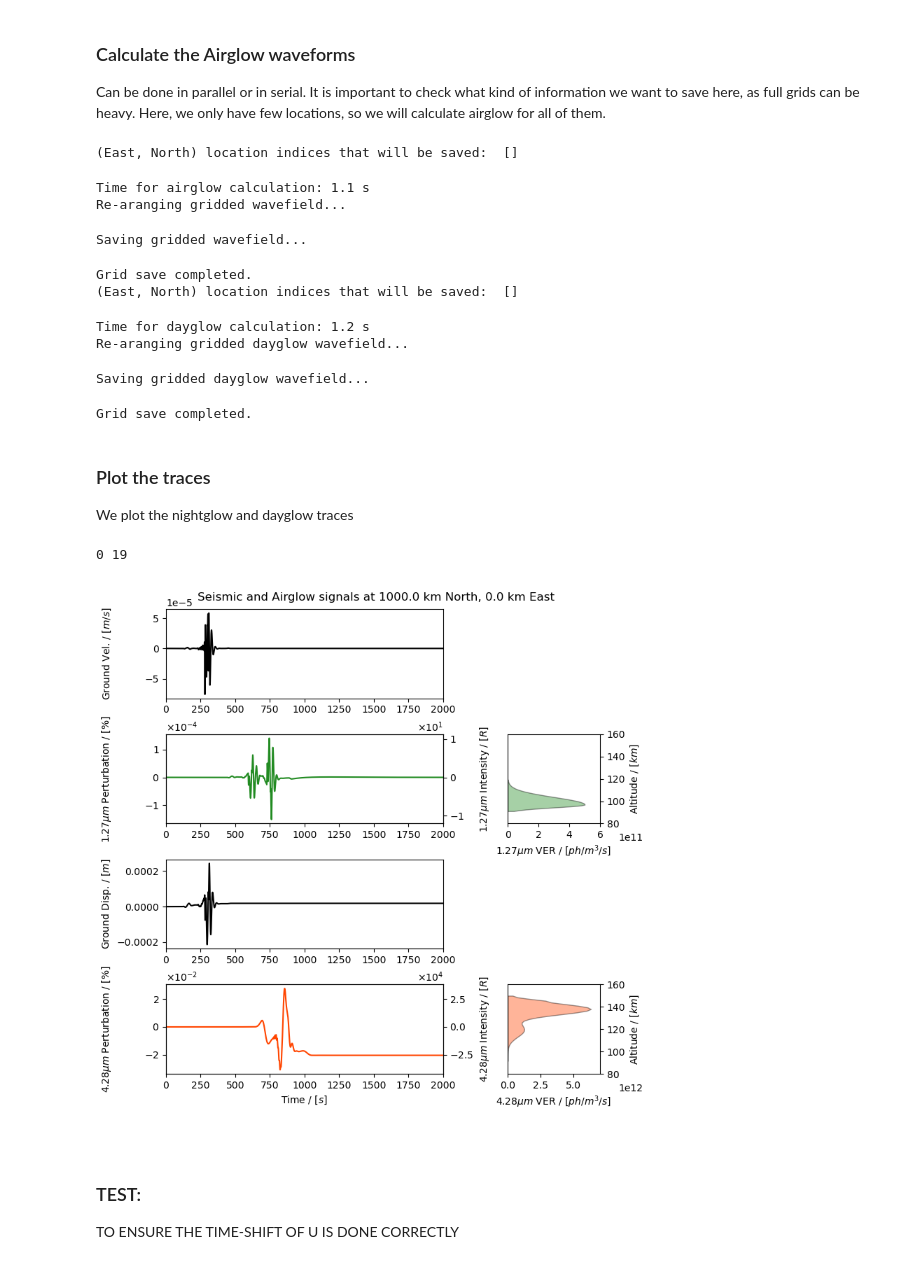
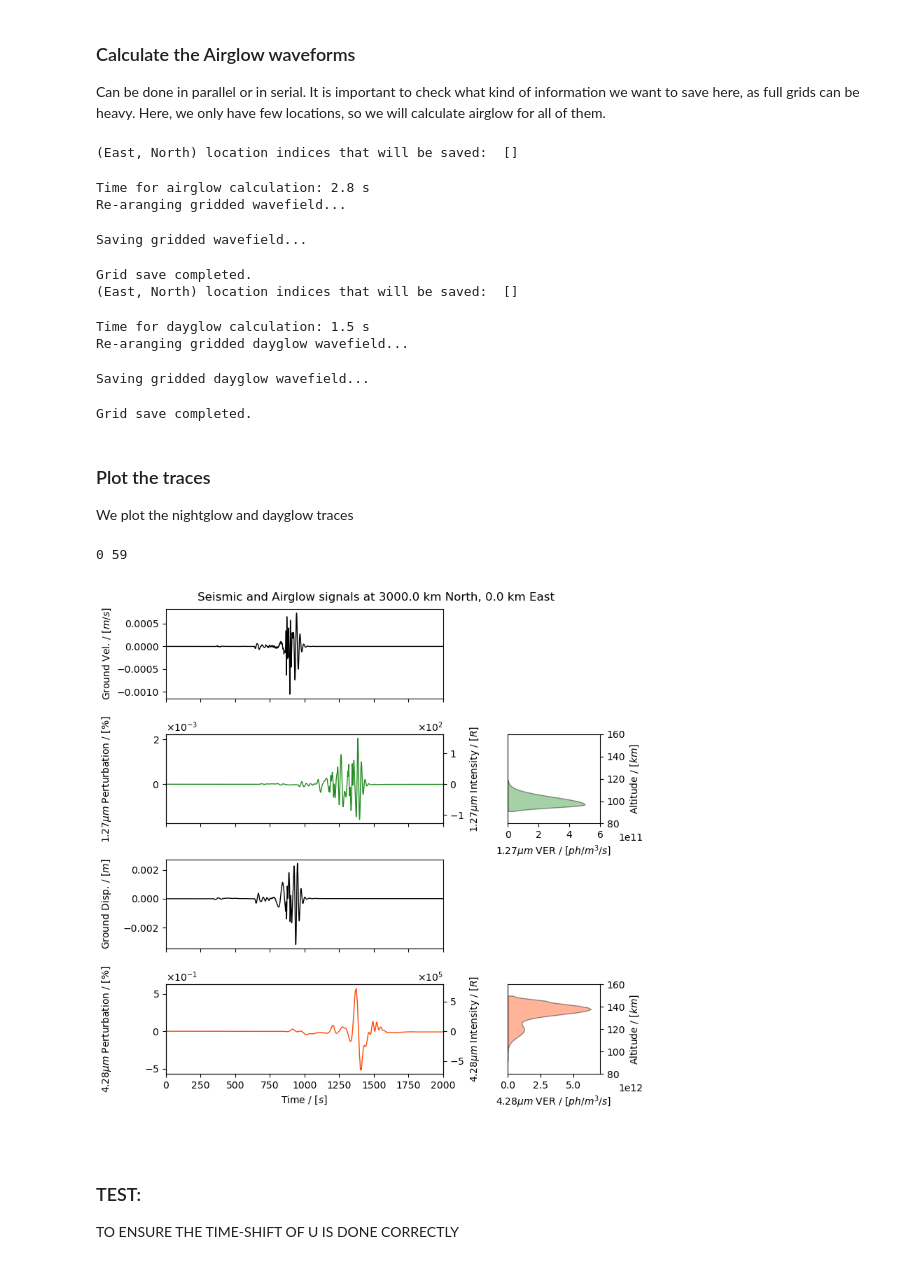
Before and after one commit to QuentinBrissaud/airglow_model, a Jupyter notebook: Test_new_scalers.ipynb, the cells around one changed output. Cells and saved outputs as stored; diff of their text form; code cells hidden in the pictures.

```diff
--- a/Test_new_scalers.ipynb
+++ b/Test_new_scalers.ipynb
@@ -67,7 +72,7 @@ east_shifts   = np.array([0. for i in range(north_shifts.size)])
 ### Option for Pyrocko
 opt_synthetics = dict(
     ### Options for source
-    mw = 6.5,              ### if none: We only get the Green's function
+    mw = 7.5,              ### if none: We only get the Green's function
     depth = 10e3,          ### Only one depth
     strike = 0.,           ### Default mechanism
     dip =  45.,
@@ -151,12 +156,12 @@ AIRGLOW.calculate_4_28_airglow(list_ieast, list_inorth, loc_save_idx=[],
                         time_save = AIRGLOW.t_new) ### Save all timesteps
 # %% [output]
 (East, North) location indices that will be saved:  []
-Time for airglow calculation: 1.1 s
+Time for airglow calculation: 2.8 s
 Re-aranging gridded wavefield...
 Saving gridded wavefield...
 Grid save completed.
 (East, North) location indices that will be saved:  []
-Time for dayglow calculation: 1.2 s
+Time for dayglow calculation: 1.5 s
 Re-aranging gridded dayglow wavefield...
 Saving gridded dayglow wavefield...
 Grid save completed.
@@ -187,7 +192,7 @@ I_background_dayglow   = AIRGLOW.I_background_dayglow
 
 
 ### Select a location:
-ns, es       = 1000e3, 0e3
+ns, es       = 3000e3, 0e3
 idx = np.argmin(np.sqrt((AIRGLOW.NN-ns)**2+(AIRGLOW.EE-es)**2))
 i_east, i_north = 0, idx
 print(i_east, i_north)
@@ -202,60 +207,63 @@ axes = [fig.add_subplot(gs[i, 0]) for i in range(4)]
 axv1 = fig.add_subplot(gs[1, 1])
 axv2 = fig.add_subplot(gs[3, 1])
 
-axes[0].plot(time, AIRGLOW.VEL[i_east, i_north,:], c="k")
+axes[0].plot(time, AIRGLOW.VEL[i_east, i_north,:], c="k", lw=1)
 axes[0].set_ylabel(r"Ground Vel. / [$m/s$]")
 ###
-axes[1].plot(time, I_nightglow[i_east, i_north, :]/I_background_nightglow*100, ls=" ")#ls="-", c="b")
+axes[1].plot(time, I_nightglow[i_east, i_north, :]/I_background_nightglow*100, ls=" ", lw=1)#ls="-", c="b")
 axes[1].set_ylabel(r"1.27$\mu m$ Perturbation / [%]")
 axes[1].ticklabel_format(axis='y', style='sci', scilimits=(0,0), useMathText=True)
 ax1b = axes[1].twinx()   ### Plot as purcentage of background intensity
-ax1b.plot(time, I_nightglow[i_east, i_north, :], c=c_nightglow)
+ax1b.plot(time, I_nightglow[i_east, i_north, :], c=c_nightglow, lw=1)
 ax1b.set_ylabel(r"1.27$\mu m$ Intensity / [$R$]")
 ax1b.ticklabel_format(style='sci', axis='y', scilimits=(0,0), useMathText=True)
 
 ###
-axes[2].plot(time, AIRGLOW.DIS[i_east, i_north,:], c="k")
+axes[2].plot(time, AIRGLOW.DIS[i_east, i_north,:], c="k", lw=1)
 axes[2].set_ylabel(r"Ground Disp. / [$m$]")
 ###
-axes[3].plot(time, I_dayglow[i_east, i_north, :]/I_background_dayglow*100, ls=" ")#ls="-", c="b")
+axes[3].plot(time, I_dayglow[i_east, i_north, :]/I_background_dayglow*100, ls=" ", lw=1)#ls="-", c="b")
 axes[3].set_ylabel(r"4.28$\mu m$ Perturbation / [%]")
 axes[3].ticklabel_format(axis='y', style='sci', scilimits=(0,0), useMathText=True)
 ax3b = axes[3].twinx()   ### Plot as purcentage of background intensity
-ax3b.plot(time, I_dayglow[i_east, i_north, :], c=c_dayglow)
+ax3b.plot(time, I_dayglow[i_east, i_north, :], c=c_dayglow, lw=1)
 ax3b.set_ylabel(r"4.28$\mu m$ Intensity / [$R$]")
 ax3b.ticklabel_format(style='sci', axis='y', scilimits=(0,0), useMathText=True)
 
 
 ### Plot VER profiles
 axv1.fill_betweenx(z_ver_127/1e3, 0, VER_127, edgecolor="k", facecolor=c_nightglow, alpha=0.4)
 axv1.set_ylabel(r"Altitude / [$km$]")
 axv1.set_xlabel(r"1.27$\mu m$ VER / [$ph/m^3/s$]")
 ###
 axv2.fill_betweenx(z_ver_428/1e3, 0, VER_428, edgecolor="k", facecolor=c_dayglow, alpha=0.4)
 axv2.set_ylabel(r"Altitude / [$km$]")
 axv2.set_xlabel(r"4.28$\mu m$ VER / [$ph/m^3/s$]")
 
 
 ###
 axes[-1].set_xlabel("Time / [$s$]")
 for ax in axes:
     ax.set_xlim(0,2000)
 axv1.set_xlim(0, 6e11)
 axv2.set_xlim(0, 7e12)
 for ax in [axv1, axv2]:
     ax.set_ylim(80,160)
     ax.yaxis.set_label_position("right")
     ax.yaxis.tick_right()
     ax.xaxis.get_offset_text().set_position((1.2, 1.0))  # (x, y) in axis coordinates
     ax.xaxis.get_offset_text().set_horizontalalignment('left')
     ax.xaxis.get_offset_text().set_verticalalignment('bottom')
+for ax in axes[:-1]:
+    ax.set_xticklabels([])
 
 fig.subplots_adjust(hspace=0.4, wspace=0.35, bottom=0.12, top=0.95)
 fig.align_labels()
-fig.savefig(dir_save + "Nightglow_Dayglow_traces.png", dpi=300)
+fig.savefig(dir_save + "Nightglow_Dayglow_traces_east_{:.0f}_north_{:.0f}km.png".format(
+                                                        AIRGLOW.EE[i_east]/1e3, AIRGLOW.NN[i_north]/1e3), dpi=300)
 # %% [output]
-0 19
+0 59
-[figure, old version]
+[figure, new version]
 # %% [markdown]
 ### TEST:
 TO ENSURE THE TIME-SHIFT OF U IS DONE CORRECTLY
```
Also changed, not shown: parts of 5 cells of this notebook, 3 other files.
